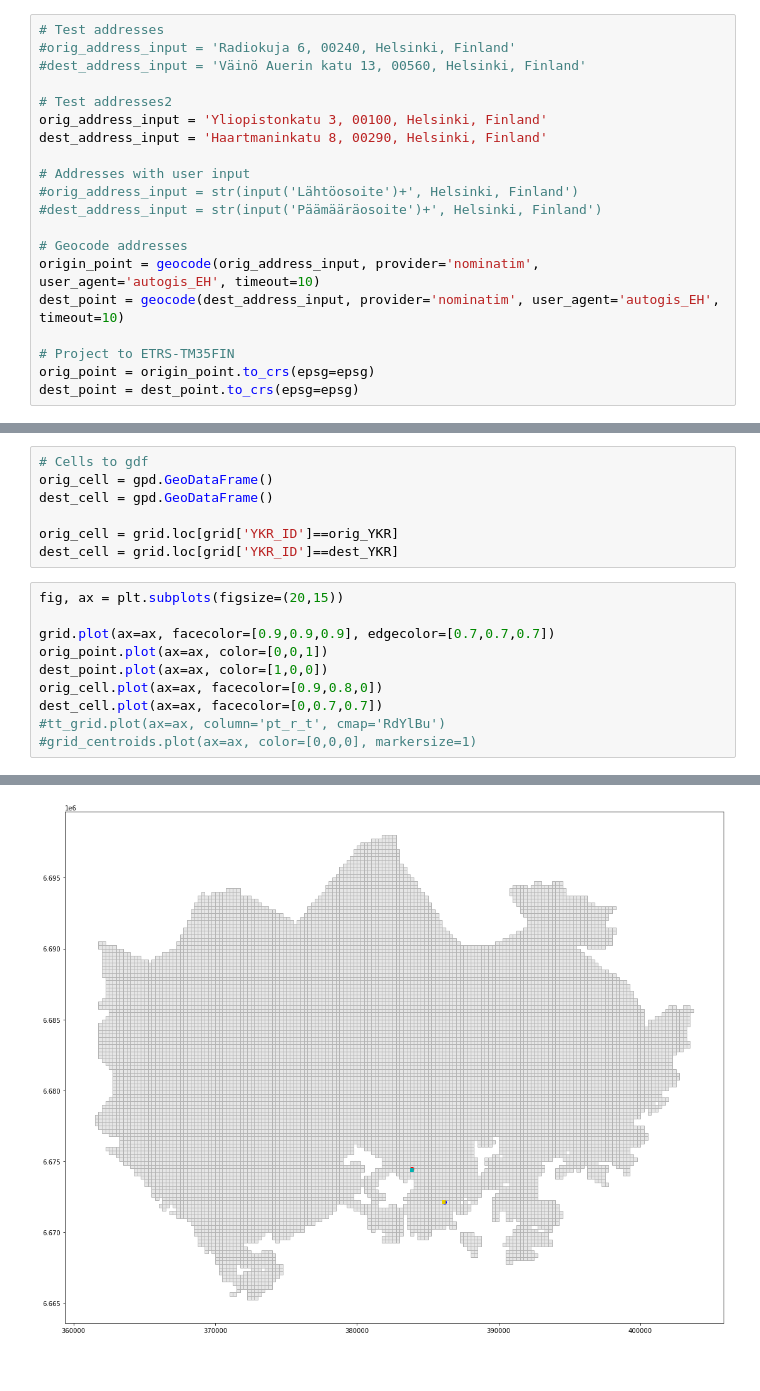
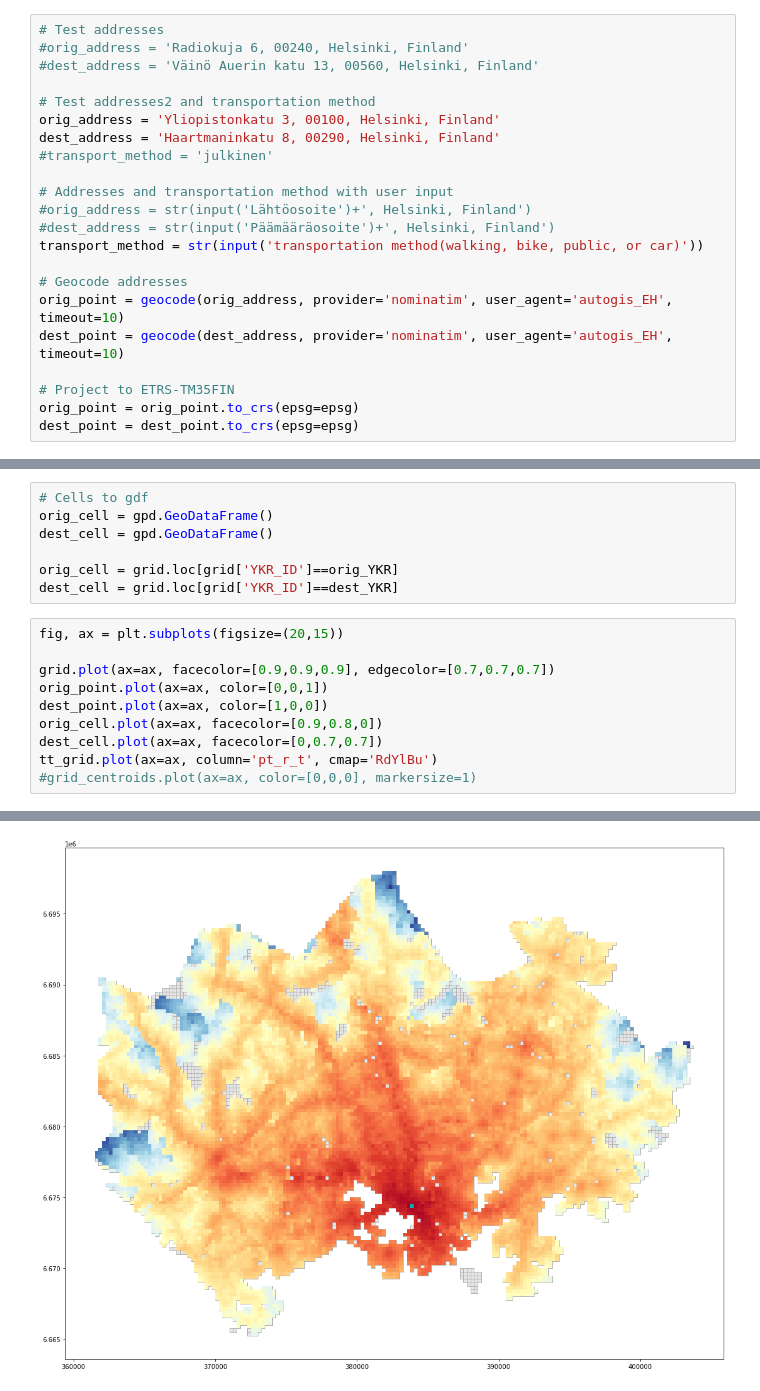
Before and after one commit to eemilhaa/Autogis_final, a Jupyter notebook: Final_exercise.ipynb, the cells around one changed output, grey strips where cells are left out. Cells and saved outputs as stored; diff of their text form.

```diff
--- a/Final_exercise.ipynb
+++ b/Final_exercise.ipynb
@@ -22,21 +23,23 @@ from geopy.extra.rate_limiter import RateLimiter
 epsg=3067
 # %%
 # Test addresses
-#orig_address_input = 'Radiokuja 6, 00240, Helsinki, Finland'
-#dest_address_input = 'Väinö Auerin katu 13, 00560, Helsinki, Finland'
+#orig_address = 'Radiokuja 6, 00240, Helsinki, Finland'
+#dest_address = 'Väinö Auerin katu 13, 00560, Helsinki, Finland'
 
-# Test addresses2
-orig_address_input = 'Yliopistonkatu 3, 00100, Helsinki, Finland'
-dest_address_input = 'Haartmaninkatu 8, 00290, Helsinki, Finland'
+# Test addresses2 and transportation method
+orig_address = 'Yliopistonkatu 3, 00100, Helsinki, Finland'
+dest_address = 'Haartmaninkatu 8, 00290, Helsinki, Finland'
+#transport_method = 'julkinen'
 
-# Addresses with user input
-#orig_address_input = str(input('Lähtöosoite')+', Helsinki, Finland')
-#dest_address_input = str(input('Päämääräosoite')+', Helsinki, Finland')
+# Addresses and transportation method with user input
+#orig_address = str(input('Lähtöosoite')+', Helsinki, Finland')
+#dest_address = str(input('Päämääräosoite')+', Helsinki, Finland')
+transport_method = str(input('transportation method(walking, bike, public, or car)'))
 
 # Geocode addresses
-origin_point = geocode(orig_address_input, provider='nominatim', user_agent='autogis_EH', timeout=10)
-dest_point = geocode(dest_address_input, provider='nominatim', user_agent='autogis_EH', timeout=10)
+orig_point = geocode(orig_address, provider='nominatim', user_agent='autogis_EH', timeout=10)
+dest_point = geocode(dest_address, provider='nominatim', user_agent='autogis_EH', timeout=10)
 
 # Project to ETRS-TM35FIN
-orig_point = origin_point.to_crs(epsg=epsg)
+orig_point = orig_point.to_crs(epsg=epsg)
 dest_point = dest_point.to_crs(epsg=epsg)
@@ -137,13 +179,13 @@ dest_cell = grid.loc[grid['YKR_ID']==dest_YKR]
 # %%
 fig, ax = plt.subplots(figsize=(20,15))
 
 grid.plot(ax=ax, facecolor=[0.9,0.9,0.9], edgecolor=[0.7,0.7,0.7])
 orig_point.plot(ax=ax, color=[0,0,1])
 dest_point.plot(ax=ax, color=[1,0,0])
 orig_cell.plot(ax=ax, facecolor=[0.9,0.8,0])
 dest_cell.plot(ax=ax, facecolor=[0,0.7,0.7])
-#tt_grid.plot(ax=ax, column='pt_r_t', cmap='RdYlBu')
+tt_grid.plot(ax=ax, column='pt_r_t', cmap='RdYlBu')
 #grid_centroids.plot(ax=ax, color=[0,0,0], markersize=1)
 # %% [output]
 <AxesSubplot:>
-[figure, old version]
+[figure, new version]
```
Also changed, not shown: parts of 7 cells of this notebook.
